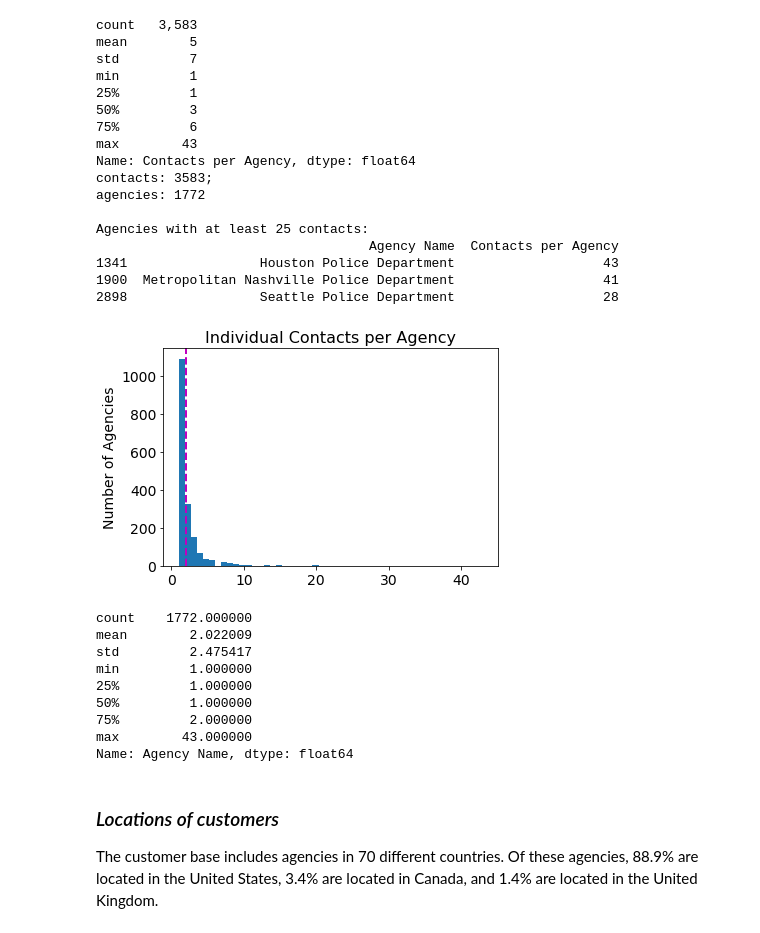
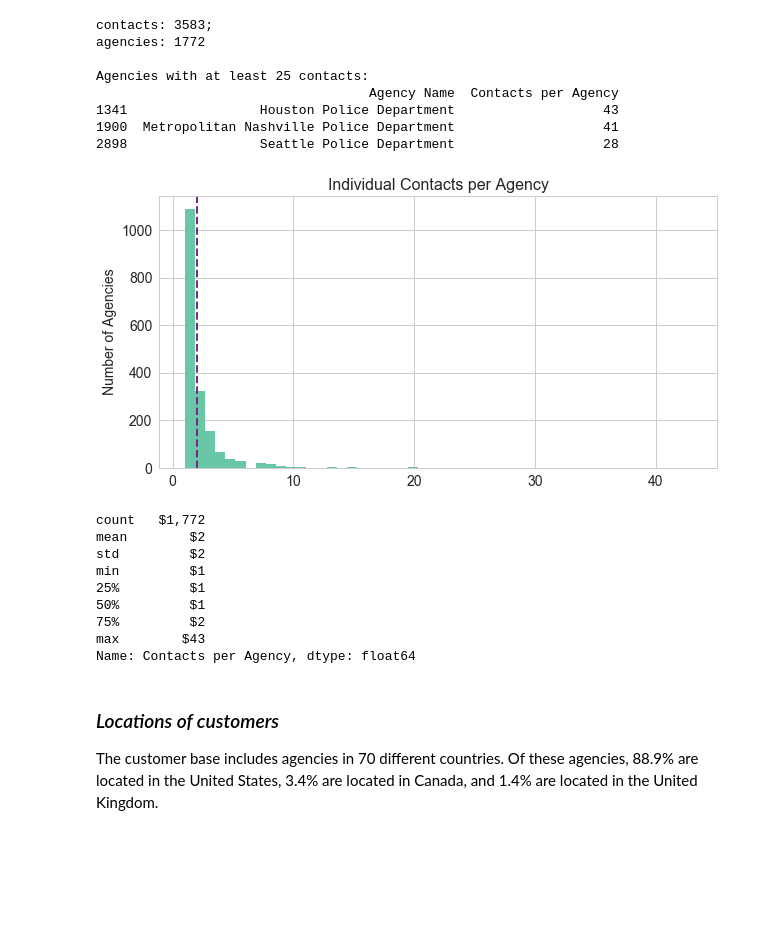
Before and after one commit to tefoneill/Thinkful-Data-Science-Bootcamp, a Jupyter notebook: iNPUT-ACE Notes.ipynb, the cells around one changed output. Cells and saved outputs as stored; diff of their text form; code cells hidden in the pictures; blank space fills up the shorter version.

```diff
--- a/iNPUT-ACE Notes.ipynb
+++ b/iNPUT-ACE Notes.ipynb
@@ -35,11 +35,16 @@ import matplotlib.pyplot as plt
 from matplotlib import cm
 import matplotlib.ticker as mtick
 %matplotlib inline
-import time
 import datetime
 from datetime import date
 #import statsmodels.api as sm
 #from statsmodels.formula.api import ols
+from scipy.stats import ttest_ind
+import seaborn as sns
+sns.set_style("whitegrid")
+sns.color_palette("Set2", 10)
+sns.set_context("notebook", font_scale=1.5, rc={"lines.linewidth": 2.5})
+import time
 # %%
 #import the data
 campaigns = pd.read_csv('campaigns.csv')
@@ -64,32 +69,17 @@ Occam Video Solutions' current customer base includes 3,583 contacts across 1,77
 # %%
 contacts_len = len(contacts)
-contacts_per_agency = contacts['Agency Name'].value_counts()
-#contacts['Contacts per Agency'] = contacts.groupby('Agency Name')['Agency Name'].count()
 
-#The following worked previously, generating a new colum with the frequency of each 'Agency Name', and then when I restarted the kernel and reran the cells, it generated the error message.
+#Count how many contacts are listed for each agency.
+contacts['Contacts per Agency'] = contacts.groupby('Agency Name')['Agency Name'].transform('count')
 
-contacts['Contacts per Agency'] = contacts.groupby('Agency Name').transform('count')
-
-print(contacts['Contacts per Agency'].describe())
-
+#Create a dataframe with one entry per agency.
 agencies = contacts.drop_duplicates(subset='Agency Name', keep="first")
 agencies_len = len(agencies)
 
 print('contacts: {}; \nagencies: {}'.format(contacts_len, agencies_len))
-
-
 print('\nAgencies with at least 25 contacts:')
 print(agencies.loc[agencies['Contacts per Agency']>20, ['Agency Name','Contacts per Agency']])
 # %% [output]
-count   3,583
-mean        5
-std         7
-min         1
-25%         1
-50%         3
-75%         6
-max        43
-Name: Contacts per Agency, dtype: float64
 contacts: 3583;
 agencies: 1772
 
@@ -99,24 +89,27 @@ Agencies with at least 25 contacts:
 1900  Metropolitan Nashville Police Department                   41
 2898                 Seattle Police Department                   28
 # %%
-ax = contacts_per_agency.plot(kind='hist', bins=50, fontsize=14)
+#Plot a histogram of contacts per agency.
+
+plt.figure(figsize=(10, 5))
+ax = agencies['Contacts per Agency'].plot(kind='hist', bins=50, fontsize=14, color='#69c7a8')
 ax.set_title('Individual Contacts per Agency', fontsize=16)
-plt.axvline(contacts_per_agency.mean(), color='m', linestyle='dashed', linewidth=2)
+plt.axvline(contacts_per_agency.mean(), color='#762a83', linestyle='dashed', linewidth=2)
 plt.ylabel('Number of Agencies', fontsize=14)
 plt.show()
 
-contacts_per_agency.describe()
+agencies['Contacts per Agency'].describe()
 # %% [output]
-[figure, old version]
+[figure, new version]
-count    1772.000000
-mean        2.022009
-std         2.475417
-min         1.000000
-25%         1.000000
-50%         1.000000
-75%         2.000000
-max        43.000000
-Name: Agency Name, dtype: float64
+count   $1,772
+mean        $2
+std         $2
+min         $1
+25%         $1
+50%         $1
+75%         $2
+max        $43
+Name: Contacts per Agency, dtype: float64
 # %% [markdown]
 ### *Locations of customers*
 
```
Also changed, not shown: parts of 69 cells of this notebook.
